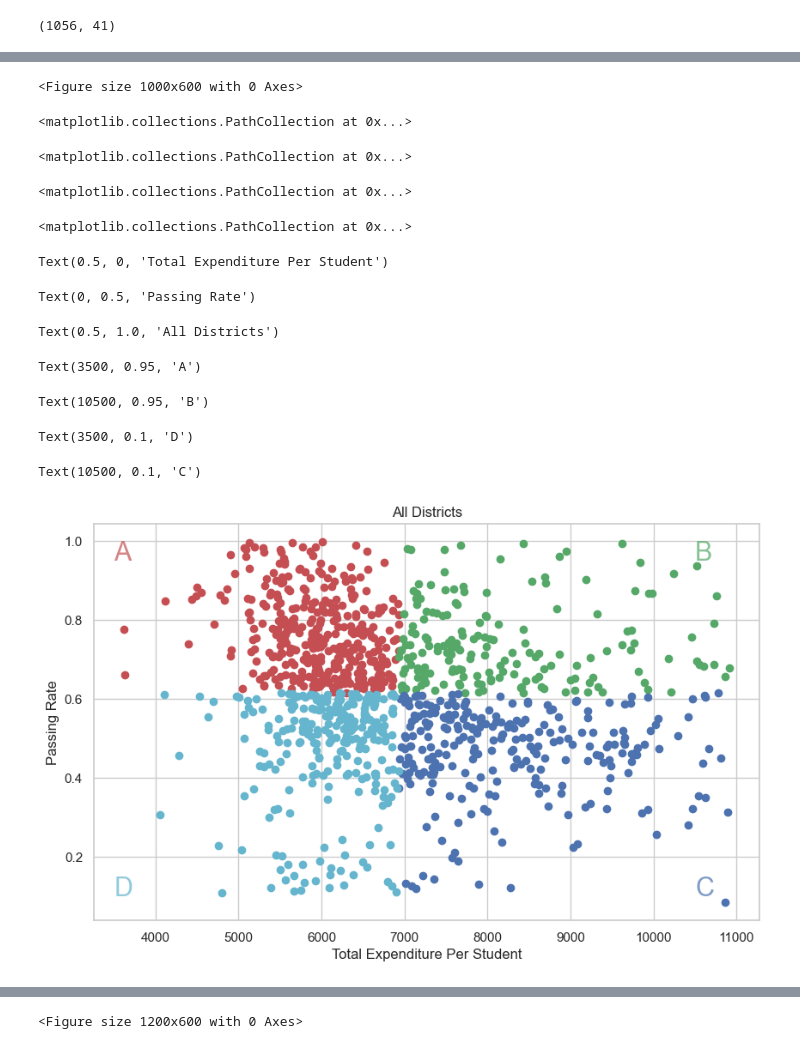
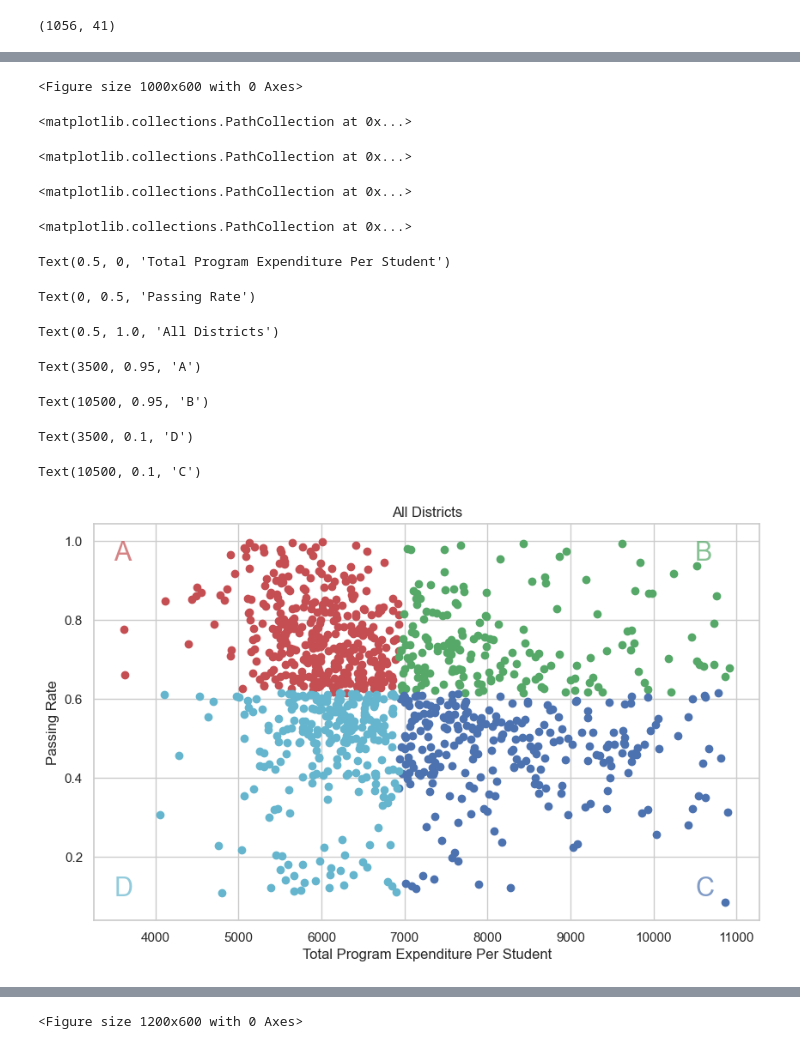
Before and after one commit to ecdedios/texas-public-schools-effectiveness, a Jupyter notebook: notebooks/1 Exploratory Data Analysis - Traditional.ipynb, the cells around one changed output, grey strips where cells are left out. Saved outputs shown, nothing was run; the diff lists cells and outputs as text; code cells hidden in the pictures.

```diff
--- a/notebooks/1 Exploratory Data Analysis - Traditional.ipynb
+++ b/notebooks/1 Exploratory Data Analysis - Traditional.ipynb
@@ -152,7 +152,7 @@ df.shape
 (1198, 36)
 # %%
 # create a new column based on total program operating expenditure per student
-df['Total Expenditure Per Student'] = df['TOTAL PROGRAM OPERATING EXPENDITURES']/df['Total Number of Students']
+df['Total Program Expenditure Per Student'] = df['Total Program Expenditures']/df['Total Number of Students']
 # %%
 df.head()
 # %% [output]
@@ -180,8 +180,8 @@ plt.boxplot(df['Total Expenditure Per Student'])
  'means': []}
 [figure]
 # %%
-percentile25 = df['Total Expenditure Per Student'].quantile(0.25)
-percentile75 = df['Total Expenditure Per Student'].quantile(0.75)
+percentile25 = df['Total Program Expenditure Per Student'].quantile(0.25)
+percentile75 = df['Total Program Expenditure Per Student'].quantile(0.75)
 
 print("75th quartile: ", percentile75)
 print("25th quartile: ", percentile25)
@@ -191,8 +191,8 @@ iqr = percentile75 - percentile25
 upper_bound = percentile75 + 1.5 * iqr
 lower_bound = percentile25 - 1.5 * iqr
 
-df = df[df['Total Expenditure Per Student'] < upper_bound]
-df = df[df['Total Expenditure Per Student'] > lower_bound]
+df = df[df['Total Program Expenditure Per Student'] < upper_bound]
+df = df[df['Total Program Expenditure Per Student'] > lower_bound]
 df.shape
 # %% [output]
 75th quartile:  7938.1571877065435
@@ -256,7 +256,7 @@ df.describe()
 df['Diverse'] = np.where(df['Percentage of Non-White Students']>=0.551026, 1, 0)
 # %%
 # creates a new column and designates a row as either effective or not
-df['Effective'] = np.where(df['Total Expenditure Per Student']<6860.908489, 1, 0)
+df['Low Cost'] = np.where(df['Total Program Expenditure Per Student']<6860.908489, 1, 0)
 # %%
 # create a new column based on total program operating expenditure per student
 df['Passing Rate'] = df['Total Number of Passing Students']/df['Total Number of Students']
@@ -395,10 +395,10 @@ Text(10500, 0.1, 'C')
 # %%
 # define conditions
 conditions = [
-    (df['Total Expenditure Per Student'] < df['Total Expenditure Per Student'].mean()) & (df['Passing Rate'] >= df['Passing Rate'].mean()),
-    (df['Total Expenditure Per Student'] >= df['Total Expenditure Per Student'].mean()) & (df['Passing Rate'] >= df['Passing Rate'].mean()),
-    (df['Total Expenditure Per Student'] >= df['Total Expenditure Per Student'].mean()) & (df['Passing Rate'] < df['Passing Rate'].mean()),
-    (df['Total Expenditure Per Student'] < df['Total Expenditure Per Student'].mean()) & (df['Passing Rate'] < df['Passing Rate'].mean())
+    (df['Total Program Expenditure Per Student'] < df['Total Program Expenditure Per Student'].mean()) & (df['Passing Rate'] >= df['Passing Rate'].mean()),
+    (df['Total Program Expenditure Per Student'] >= df['Total Program Expenditure Per Student'].mean()) & (df['Passing Rate'] >= df['Passing Rate'].mean()),
+    (df['Total Program Expenditure Per Student'] >= df['Total Program Expenditure Per Student'].mean()) & (df['Passing Rate'] < df['Passing Rate'].mean()),
+    (df['Total Program Expenditure Per Student'] < df['Total Program Expenditure Per Student'].mean()) & (df['Passing Rate'] < df['Passing Rate'].mean())
 ]
 
 # define results
@@ -422,35 +422,35 @@ dfc =  df.loc[df['Quadrant'] == 'C - High Cost & Low Performing']
 dfd =  df.loc[df['Quadrant'] == 'D - Low Cost & Low Performing']
 # %%
 plt.figure(figsize=(10,6))
-plt.scatter(dfa['Total Expenditure Per Student'], dfa['Passing Rate'], c='r')
-plt.scatter(dfb['Total Expenditure Per Student'], dfb['Passing Rate'], c='g')
-plt.scatter(dfc['Total Expenditure Per Student'], dfc['Passing Rate'], c='b')
-plt.scatter(dfd['Total Expenditure Per Student'], dfd['Passing Rate'], c='c')
-plt.xlabel('Total Expenditure Per Student')
+plt.scatter(dfa['Total Program Expenditure Per Student'], dfa['Passing Rate'], c='r')
+plt.scatter(dfb['Total Program Expenditure Per Student'], dfb['Passing Rate'], c='g')
+plt.scatter(dfc['Total Program Expenditure Per Student'], dfc['Passing Rate'], c='b')
+plt.scatter(dfd['Total Program Expenditure Per Student'], dfd['Passing Rate'], c='c')
+plt.xlabel('Total Program Expenditure Per Student')
 plt.ylabel('Passing Rate')
 plt.title('All Districts')
 
 # quadrant markers
 plt.text(x=3500, y=0.95, s="A",alpha=0.7,fontsize=22, color='r')
 plt.text(x=10500, y=0.95, s="B",alpha=0.7,fontsize=22, color='g')
 plt.text(x=3500, y=0.10, s="D", alpha=0.7,fontsize=22, color='c')
 plt.text(x=10500, y=0.10, s="C", alpha=0.7,fontsize=22, color='b')
 
 plt.show()
 # %% [output]
 <Figure size 1000x600 with 0 Axes>
 <matplotlib.collections.PathCollection at 0x...>
 <matplotlib.collections.PathCollection at 0x...>
 <matplotlib.collections.PathCollection at 0x...>
 <matplotlib.collections.PathCollection at 0x...>
-Text(0.5, 0, 'Total Expenditure Per Student')
+Text(0.5, 0, 'Total Program Expenditure Per Student')
 Text(0, 0.5, 'Passing Rate')
 Text(0.5, 1.0, 'All Districts')
 Text(3500, 0.95, 'A')
 Text(10500, 0.95, 'B')
 Text(3500, 0.1, 'D')
 Text(10500, 0.1, 'C')
-[figure, old version]
+[figure, new version]
 # %%
 # splitting passing versus not-passing
 df_passing =  df.loc[df['Passing'] == 1]
```
Also changed, not shown: parts of 25 cells of this notebook, 6 other files.
